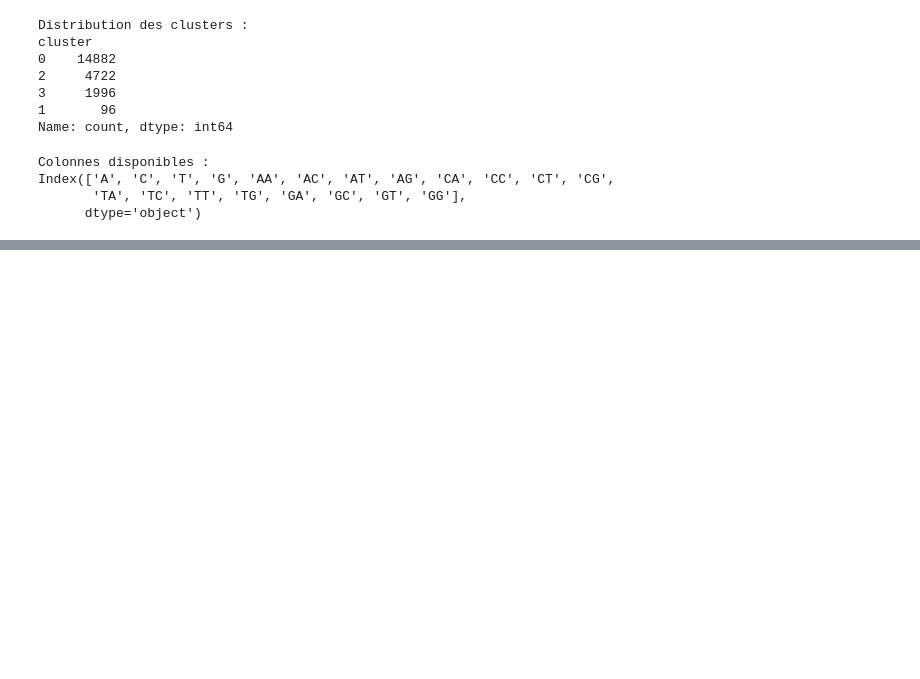
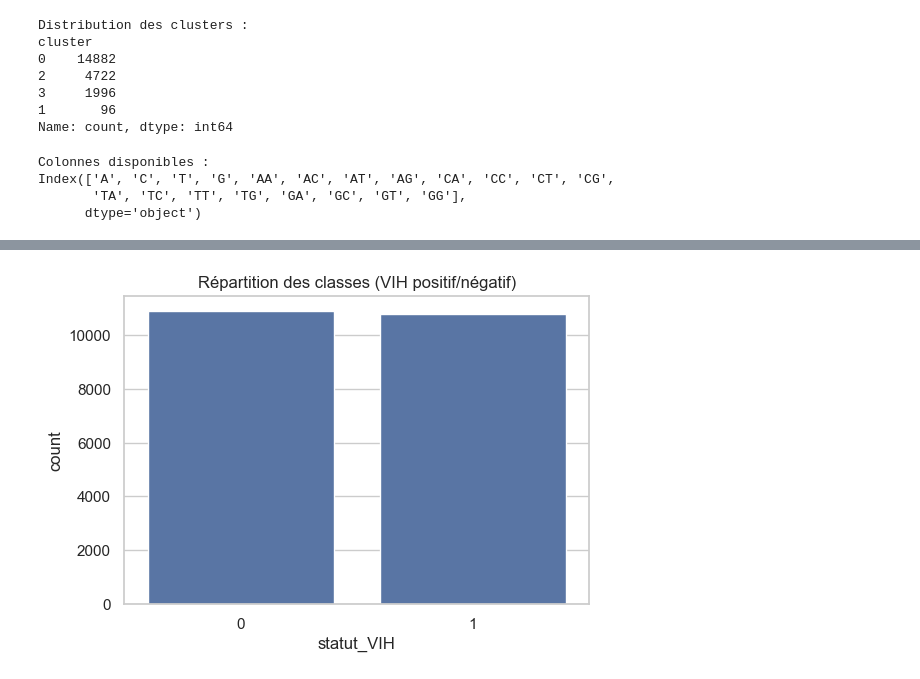
Before and after one commit to DiegoPierre/Projet-VIH-KmerData, a Jupyter notebook: FSM.ipynb, the cells around one changed output, grey strips where cells are left out. Saved outputs shown, nothing was run; the diff lists cells and outputs as text; code cells hidden in the pictures; blank space fills up the shorter version.

```diff
--- a/FSM.ipynb
+++ b/FSM.ipynb
@@ -271,0 +282,16 @@ plt.show()
+# %%
+# Crée une nouvelle figure pour le graphique avec une taille de 6 pouces de largeur et 4 pouces de hauteur
+plt.figure(figsize=(6,4))
+
+# Crée un graphique de type "countplot" avec seaborn
+# 'x' correspond à la variable à analyser (ici la colonne 'statut_VIH')
+# 'data=df' indique que les données viennent du DataFrame df
+sns.countplot(x='statut_VIH', data=df)
+
+# Ajoute un titre au graphique
+plt.title("Répartition des classes (VIH positif/négatif)")
+
+# Affiche le graphique à l'écran
+plt.show()
+# %% [output]
+[figure, added]
```
Also changed, not shown: parts of 9 cells of this notebook.
